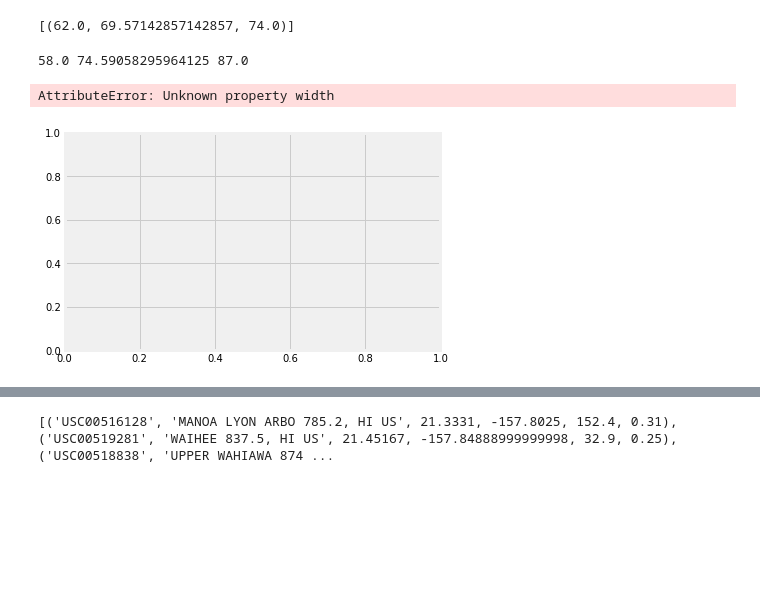
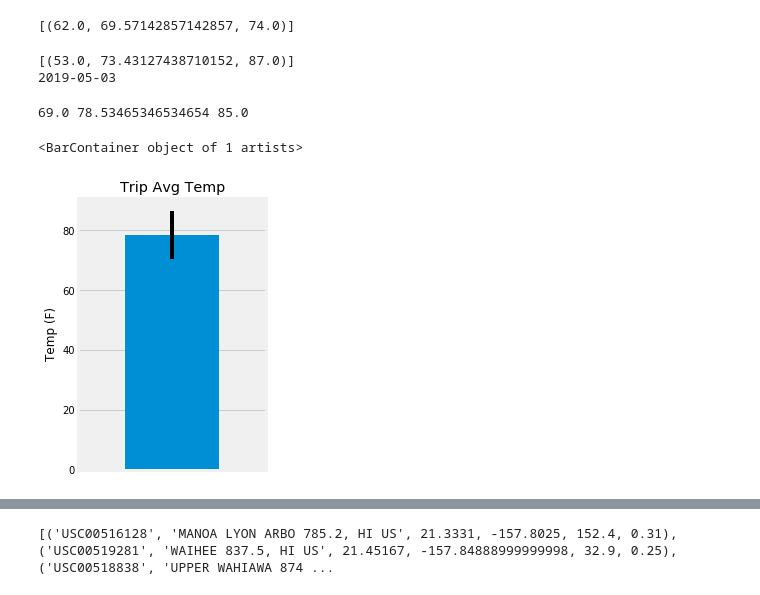
Before and after one commit to tsakurai42/data-analytics-homework, a Jupyter notebook: Assignment-10-SQLAlchemy/climate_starter.ipynb, the cells around one changed output, grey strips where cells are left out. Drawn from its saved outputs; the diff is of its cells as text; code cells hidden in the pictures; blank space fills up the shorter version.

```diff
--- a/Assignment-10-SQLAlchemy/climate_starter.ipynb
+++ b/Assignment-10-SQLAlchemy/climate_starter.ipynb
@@ -244,19 +257,37 @@ def calc_temps(start_date, end_date):
 print(calc_temps('2012-02-28', '2012-03-05'))
 # %% [output]
 [(62.0, 69.57142857142857, 74.0)]
+# %%
+now = datetime.now()
+print(calc_temps('2012-02-28',now.strftime("%Y-%m-%d")))
+print(now.strftime("%Y-%m-%d"))
+# %% [output]
+[(53.0, 73.43127438710152, 87.0)]
+2019-05-03
 # %%
 # Use your previous function `calc_temps` to calculate the tmin, tavg, and tmax
 # for your trip using the previous year's data for those same dates.
-temp_calculator_results = calc_temps(one_year_ago_date,lastdate)[0]
-(calc_min,calc_avg,calc_max) = temp_calculator_results
+
+# set trip dates
+
+trip_start = '2015-07-31'
+trip_end = '2015-08-15'
+
+(calc_min,calc_avg,calc_max) = calc_temps(trip_start, trip_end)[0]
 print(calc_min,calc_avg,calc_max)
 # %% [output]
-58.0 74.59058295964125 87.0
+69.0 78.53465346534654 85.0
-# %%
-plt.errorbar(0,calc_avg,yerr=calc_max-calc_min,width=1)
-# %% [output]
-AttributeError: Unknown property width
-[figure, removed]
+# %%
+plt.figure(figsize=(3,5))
+plt.tight_layout()
+plt.title("Trip Avg Temp")
+plt.ylabel("Temp (F)")
+plt.xlim(-0.75,.75)
+plt.xticks([])
+plt.bar(0,calc_avg,yerr=(calc_max-calc_min)/2,width=0.75)
+# %% [output]
+<BarContainer object of 1 artists>
+[figure, added]
 # %%
 # Plot the results from your previous query as a bar chart.
 # Use "Trip Avg Temp" as your Title
```
Also changed, not shown: parts of 10 cells of this notebook, 1 other file.
